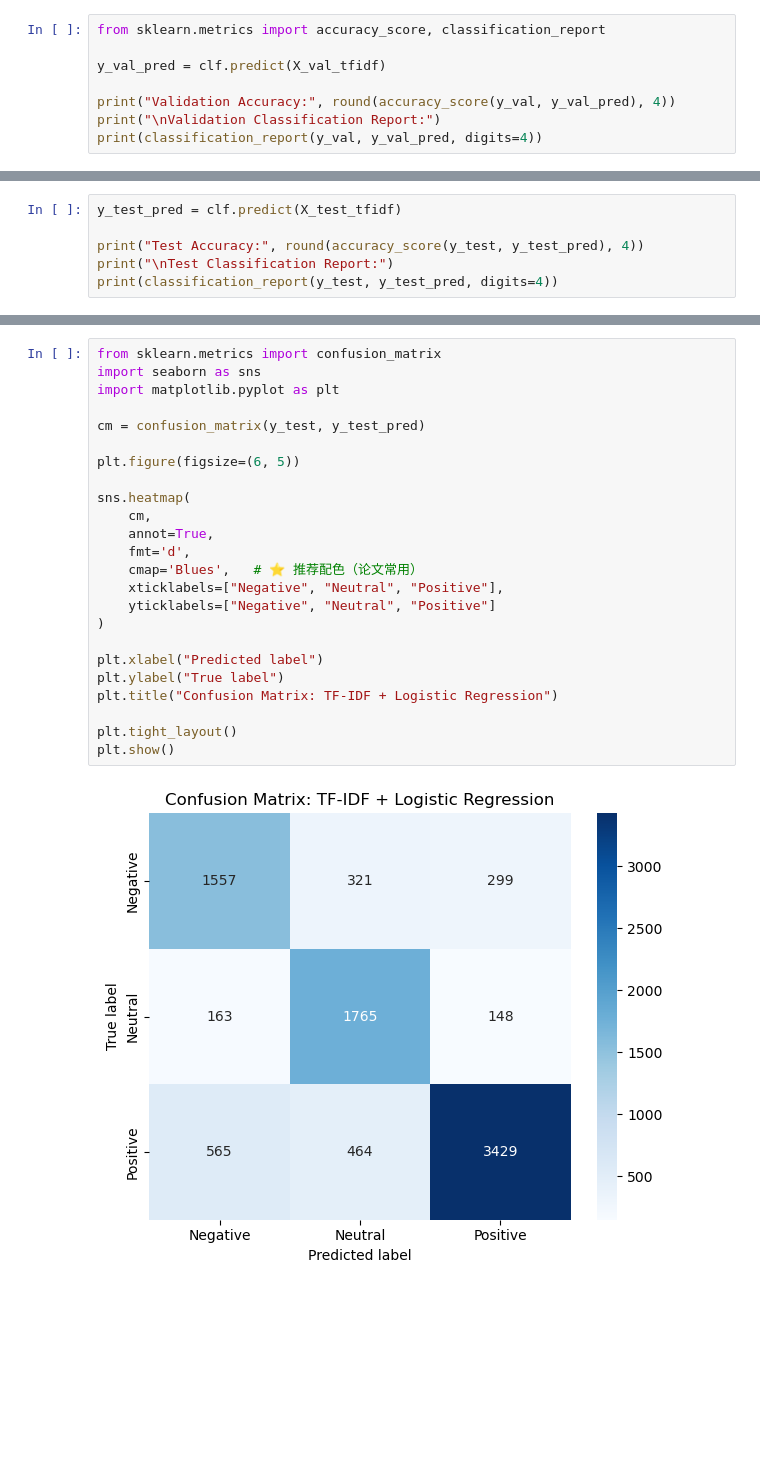
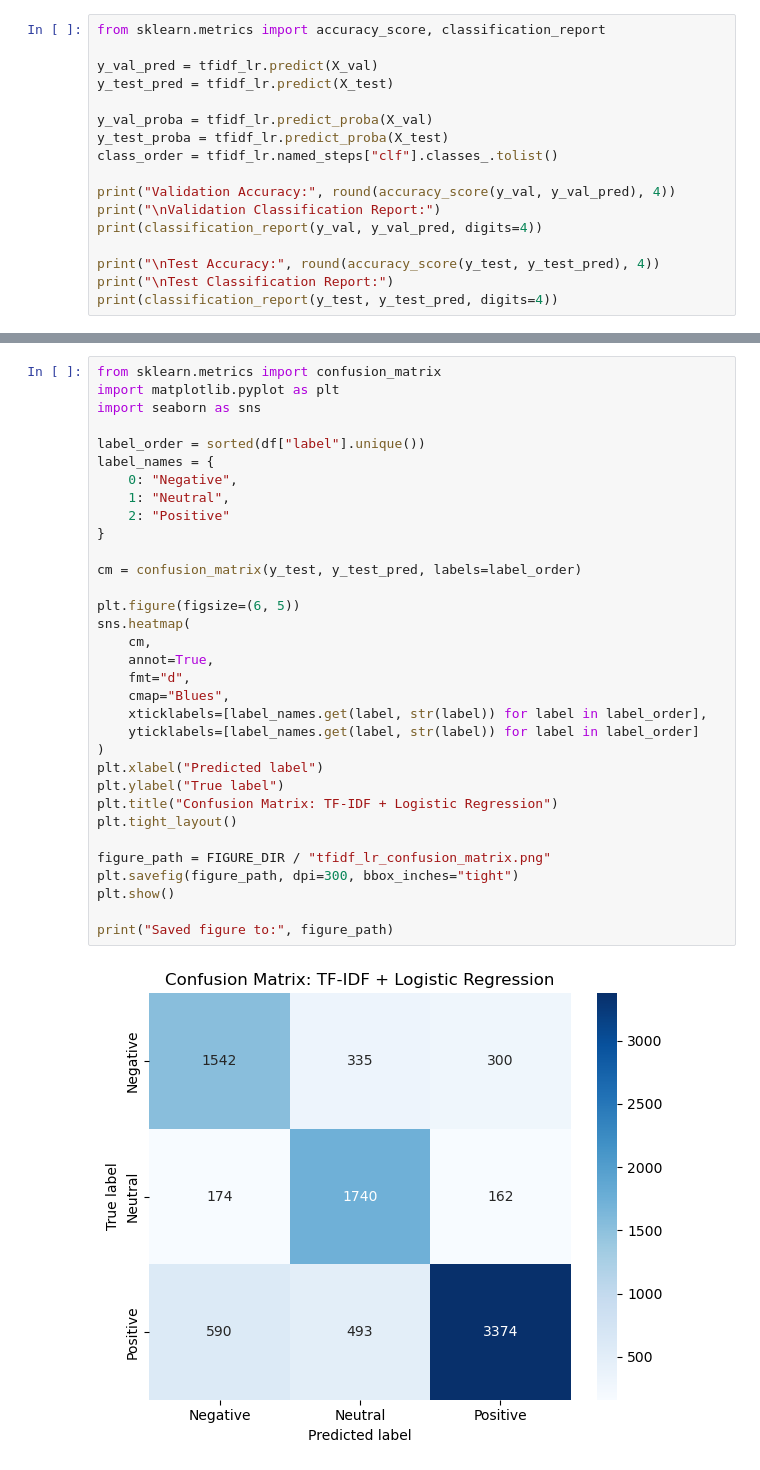
Before and after one commit to seventh720/Graduation_Thesis, a Jupyter notebook: Code/notebooks/pushshift_tfidf_lr_model.ipynb, the cells around one changed output, grey strips where cells are left out. Saved outputs shown, nothing was run; the diff lists cells and outputs as text; blank space fills up the shorter version.

```diff
--- a/Code/notebooks/pushshift_tfidf_lr_model.ipynb
+++ b/Code/notebooks/pushshift_tfidf_lr_model.ipynb
@@ -250,9 +263,18 @@ These metrics are useful because overall accuracy alone may hide weaknesses in t
 # %%
 from sklearn.metrics import accuracy_score, classification_report
 
-y_val_pred = clf.predict(X_val_tfidf)
+y_val_pred = tfidf_lr.predict(X_val)
+y_test_pred = tfidf_lr.predict(X_test)
+
+y_val_proba = tfidf_lr.predict_proba(X_val)
+y_test_proba = tfidf_lr.predict_proba(X_test)
+class_order = tfidf_lr.named_steps["clf"].classes_.tolist()
 
 print("Validation Accuracy:", round(accuracy_score(y_val, y_val_pred), 4))
 print("\nValidation Classification Report:")
 print(classification_report(y_val, y_val_pred, digits=4))
+
+print("\nTest Accuracy:", round(accuracy_score(y_test, y_test_pred), 4))
+print("\nTest Classification Report:")
+print(classification_report(y_test, y_test_pred, digits=4))
 # %% [output]
@@ -271,6 +297,0 @@ weighted avg     0.7840    0.7664    0.7685      2903
-# %%
-y_test_pred = clf.predict(X_test_tfidf)
-
-print("Test Accuracy:", round(accuracy_score(y_test, y_test_pred), 4))
-print("\nTest Classification Report:")
-print(classification_report(y_test, y_test_pred, digits=4))
@@ -296,26 +303,35 @@ because it lies between positive and negative emotional expressions.
 # %%
 from sklearn.metrics import confusion_matrix
+import matplotlib.pyplot as plt
 import seaborn as sns
-import matplotlib.pyplot as plt
 
-cm = confusion_matrix(y_test, y_test_pred)
+label_order = sorted(df["label"].unique())
+label_names = {
+    0: "Negative",
+    1: "Neutral",
+    2: "Positive"
+}
+
+cm = confusion_matrix(y_test, y_test_pred, labels=label_order)
 
 plt.figure(figsize=(6, 5))
-
 sns.heatmap(
     cm,
     annot=True,
-    fmt='d',
-    cmap='Blues',   # ⭐ 推荐配色（论文常用）
-    xticklabels=["Negative", "Neutral", "Positive"],
-    yticklabels=["Negative", "Neutral", "Positive"]
+    fmt="d",
+    cmap="Blues",
+    xticklabels=[label_names.get(label, str(label)) for label in label_order],
+    yticklabels=[label_names.get(label, str(label)) for label in label_order]
 )
-
 plt.xlabel("Predicted label")
 plt.ylabel("True label")
 plt.title("Confusion Matrix: TF-IDF + Logistic Regression")
+plt.tight_layout()
 
-plt.tight_layout()
+figure_path = FIGURE_DIR / "tfidf_lr_confusion_matrix.png"
+plt.savefig(figure_path, dpi=300, bbox_inches="tight")
 plt.show()
+
+print("Saved figure to:", figure_path)
 # %% [output]
-[figure, old version]
+[figure, new version]
```
Also changed, not shown: parts of 41 cells of this notebook, 3 other files.
